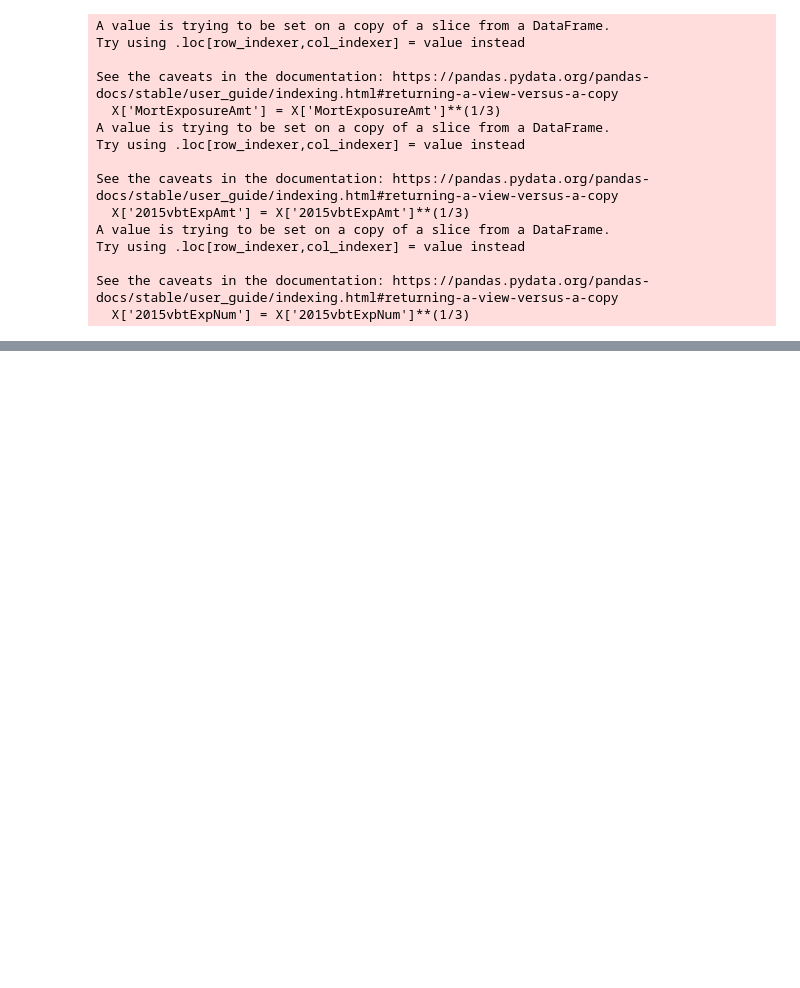
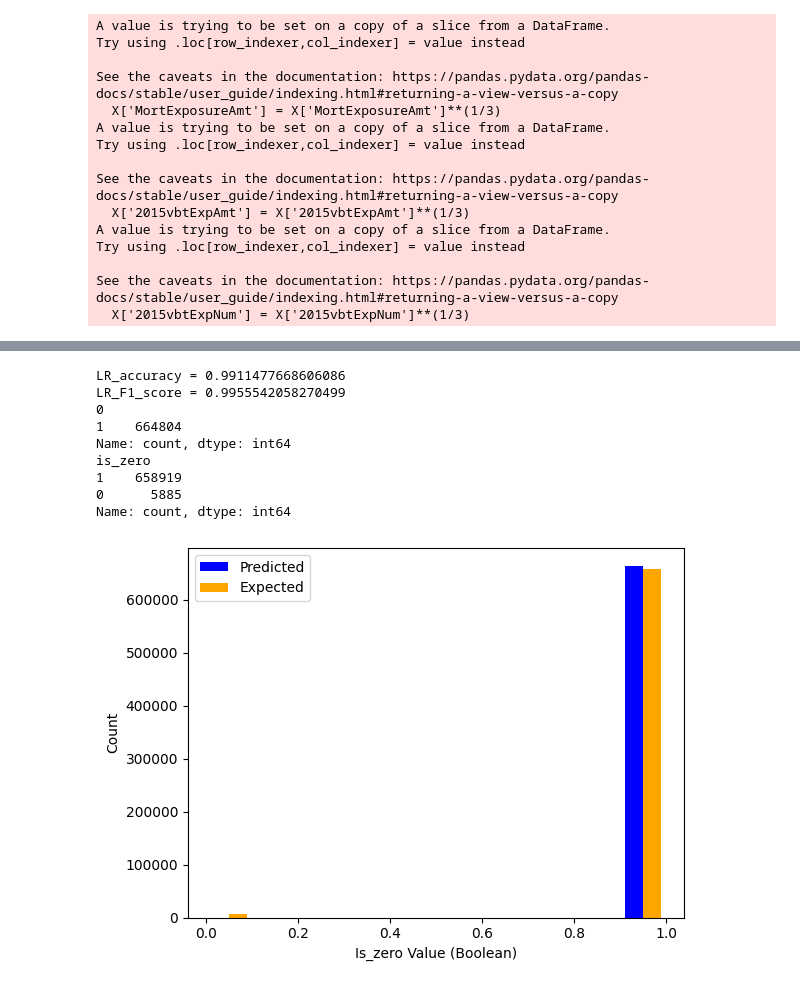
Before and after one commit to Neural-Nerd-OG/Mortality, a Jupyter notebook: mlm_for_mort.ipynb, the cells around one changed output, grey strips where cells are left out. Cells and saved outputs as stored; diff of their text form; code cells hidden in the pictures; blank space fills up the shorter version.

```diff
--- a/mlm_for_mort.ipynb
+++ b/mlm_for_mort.ipynb
@@ -417,0 +487,51 @@ plt.hist()
+# %%
+# Import a few Classification model options
+from sklearn.ensemble import HistGradientBoostingClassifier
+from sklearn.neural_network import MLPClassifier
+from sklearn.ensemble import RandomForestClassifier
+from sklearn.linear_model import LogisticRegression
+
+# Split X and Y into Train and Test
+X_train, X_test, y_train, y_test = train_test_split( X, y, train_size=.8, test_size=.2, random_state=50)
+# %%
+# ----------------------------- Part 1: Create logistic classification model ------------------------------
+from sklearn.metrics import accuracy_score , f1_score
+
+LR_model = LogisticRegression()
+
+LR_model.fit(X=X_train, y= y_train['is_zero'])
+
+LR_y_pred = LR_model.predict(X_test)
+LR_y_pred = pd.DataFrame(LR_y_pred)
+
+
+LR_accuracy = accuracy_score(y_true= y_test['is_zero'], y_pred= LR_y_pred.values)
+LR_F1_score = f1_score(y_true= y_test['is_zero'], y_pred= LR_y_pred.values)
+
+print(f'LR_accuracy = {LR_accuracy}')
+print(f'LR_F1_score = {LR_F1_score}')
+
+
+plt.figure()
+plt.hist(x=[LR_y_pred[0],y_test['is_zero']],color=['Blue','Orange'],label=['Predicted','Expected'])
+plt.legend()
+plt.xlabel('Is_zero Value (Boolean)')
+plt.ylabel('Count')
+plt.show
+
+pred_num_zeros = LR_y_pred.value_counts()
+print(pred_num_zeros)
+
+test_num_zeros = y_test['is_zero'].value_counts()
+print(test_num_zeros)
+# %% [output]
+LR_accuracy = 0.9911477668606086
+LR_F1_score = 0.9955542058270499
+0
+1    664804
+Name: count, dtype: int64
+is_zero
+1    658919
+0      5885
+Name: count, dtype: int64
+[figure, added]
```
Also changed, not shown: parts of 23 cells of this notebook.
